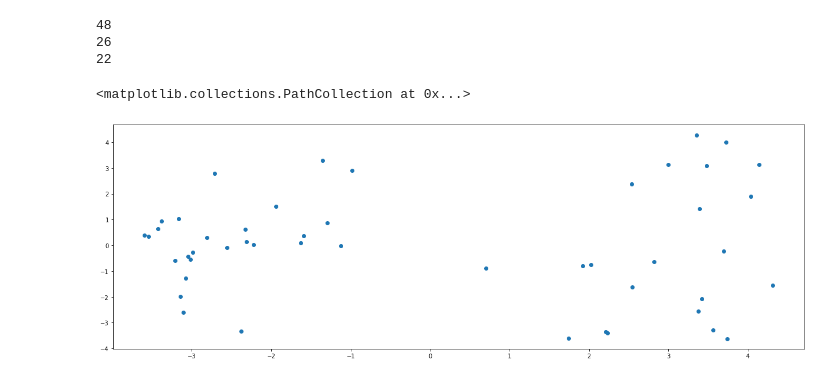
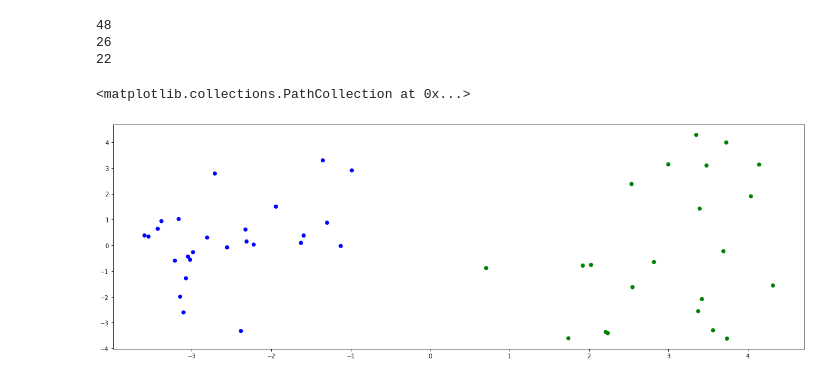
Before and after one commit to SolbiatiAlessandro/BERT_embeddings, a Jupyter notebook: pca_embeddings.ipynb, the cells around one changed output. Saved outputs shown, nothing was run; the diff lists cells and outputs as text; code cells hidden in the pictures.

Commit message:
pca visualisation in jupyter notebook

```diff
--- a/pca_embeddings.ipynb
+++ b/pca_embeddings.ipynb
@@ -302,7 +308,7 @@ print(len(computer_sentences))
 22
 # %%
 _2_embed = pca_embed[1]
-plt.scatter(_2_embed[:, 0], _2_embed[:, 1]c=labels, cmap=ListedColormap(["blue", "green"]))
+plt.scatter(_2_embed[:, 0], _2_embed[:, 1], c=labels, cmap=ListedColormap(["blue", "green"]))
 # %% [output]
 <matplotlib.collections.PathCollection at 0x...>
-[figure, old version]
+[figure, new version]
```
Also changed, not shown: parts of 1 cell of this notebook.
